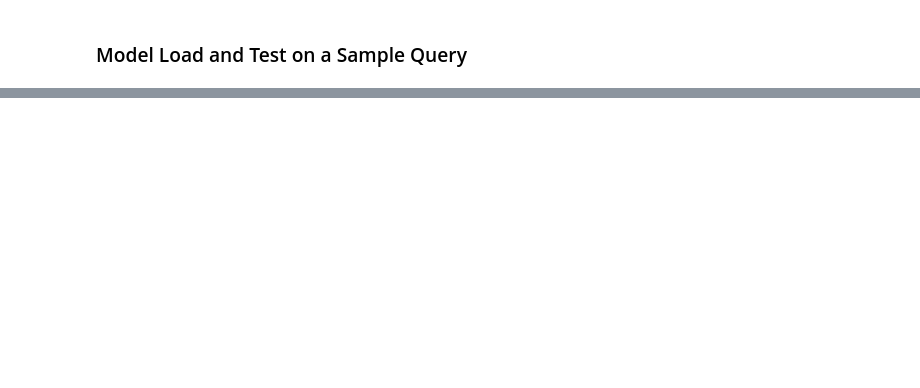
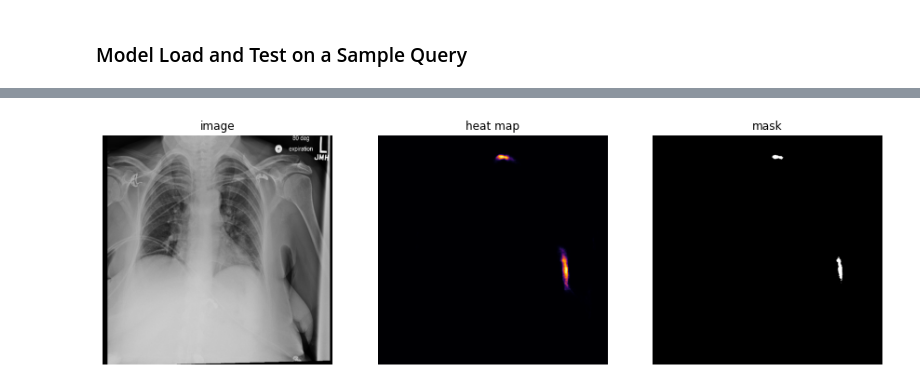
Before and after one commit to stephenbaek/pneumo, a Jupyter notebook: examples/unet.ipynb, the cells around one changed output, grey strips where cells are left out. Saved outputs shown, nothing was run; the diff lists cells and outputs as text; code cells hidden in the pictures; blank space fills up the shorter version.

```diff
--- a/examples/unet.ipynb
+++ b/examples/unet.ipynb
@@ -162,0 +204,8 @@ plt.imshow(tf.sigmoid(predicted[0]), cmap='inferno', alpha=0.3)
+# %%
+pneumo.display(
+    [resized, tf.sigmoid(predicted[0]), tf.sigmoid(predicted[0]) > 0.5],
+    ["image", 'heat map', 'mask'],
+    ['gray', 'inferno', 'gray']
+)
+# %% [output]
+[figure, added]
```
Also changed, not shown: parts of 11 cells of this notebook, 1 other file.
